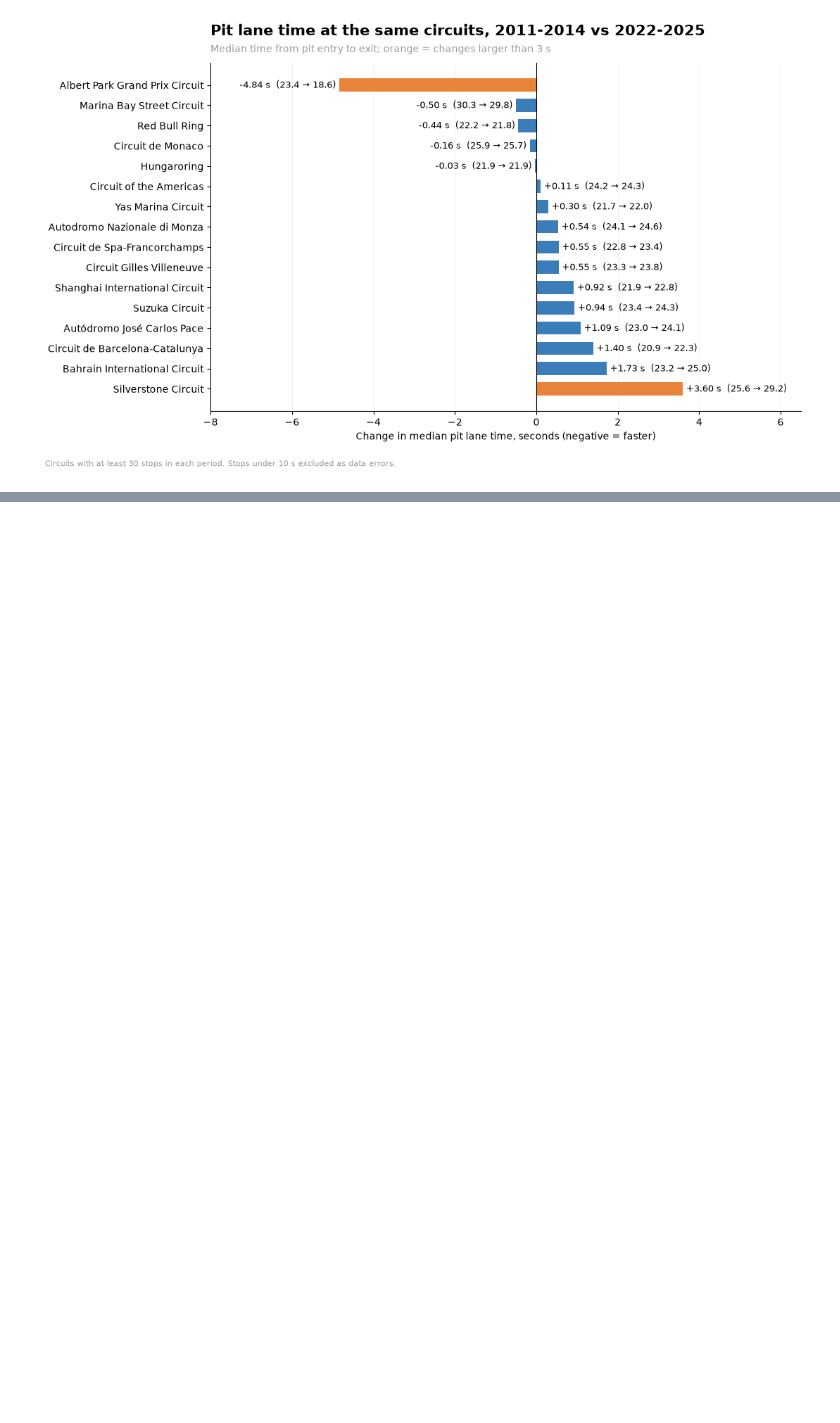
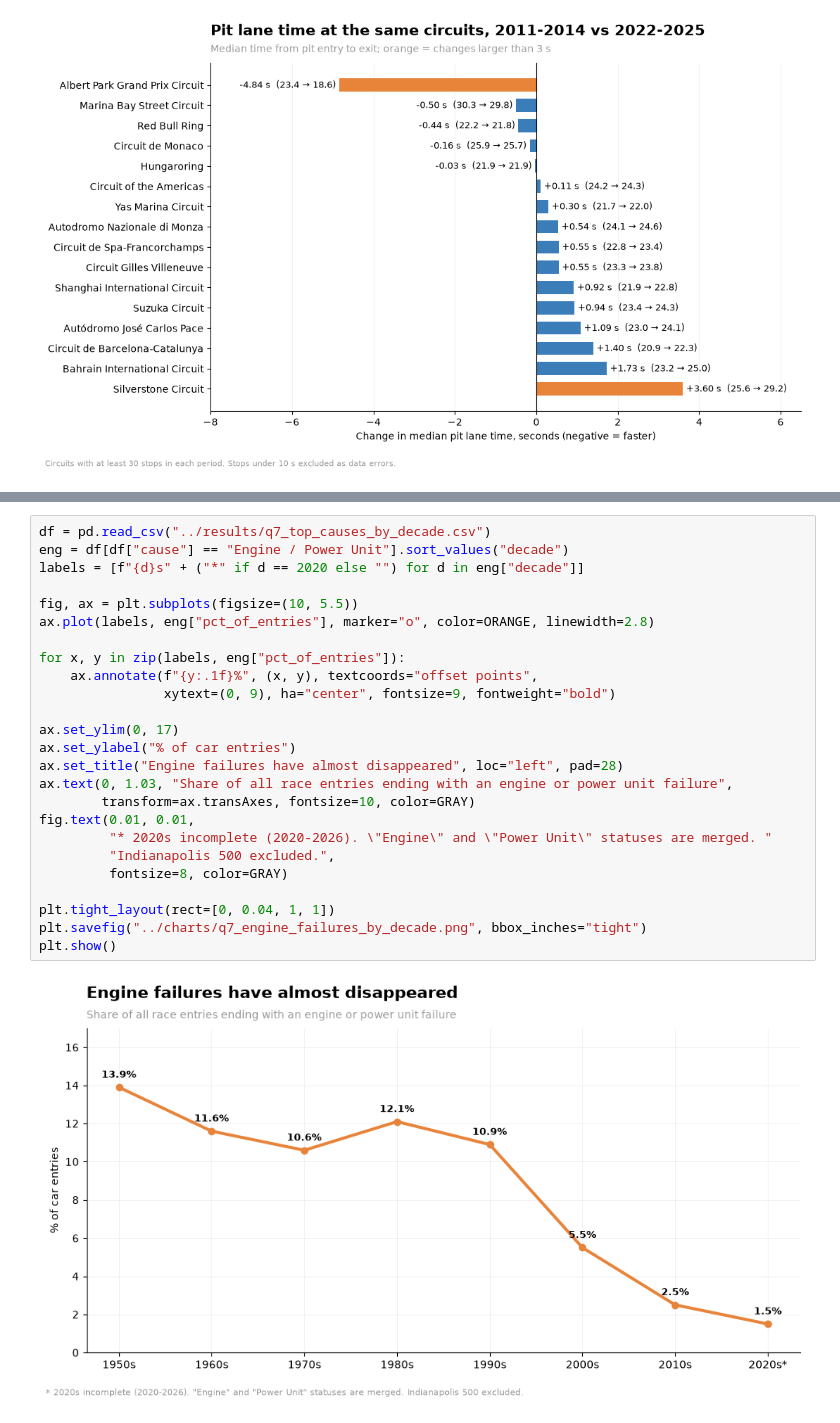
Before and after one commit to luvurgrace/f1-sql-analysis, a Jupyter notebook: notebooks/analysis.ipynb, the cells around one changed output, grey strips where cells are left out. Cells and saved outputs as stored; diff of their text form; blank space fills up the shorter version.

```diff
--- a/notebooks/analysis.ipynb
+++ b/notebooks/analysis.ipynb
@@ -355,0 +396,27 @@ plt.show()
+# %%
+df = pd.read_csv("../results/q7_top_causes_by_decade.csv")
+eng = df[df["cause"] == "Engine / Power Unit"].sort_values("decade")
+labels = [f"{d}s" + ("*" if d == 2020 else "") for d in eng["decade"]]
+
+fig, ax = plt.subplots(figsize=(10, 5.5))
+ax.plot(labels, eng["pct_of_entries"], marker="o", color=ORANGE, linewidth=2.8)
+
+for x, y in zip(labels, eng["pct_of_entries"]):
+    ax.annotate(f"{y:.1f}%", (x, y), textcoords="offset points",
+                xytext=(0, 9), ha="center", fontsize=9, fontweight="bold")
+
+ax.set_ylim(0, 17)
+ax.set_ylabel("% of car entries")
+ax.set_title("Engine failures have almost disappeared", loc="left", pad=28)
+ax.text(0, 1.03, "Share of all race entries ending with an engine or power unit failure",
+        transform=ax.transAxes, fontsize=10, color=GRAY)
+fig.text(0.01, 0.01,
+         "* 2020s incomplete (2020-2026). \"Engine\" and \"Power Unit\" statuses are merged. "
+         "Indianapolis 500 excluded.",
+         fontsize=8, color=GRAY)
+
+plt.tight_layout(rect=[0, 0.04, 1, 1])
+plt.savefig("../charts/q7_engine_failures_by_decade.png", bbox_inches="tight")
+plt.show()
+# %% [output]
+[figure, added]
```
Also changed, not shown: parts of 1 cell of this notebook, 9 other files.
